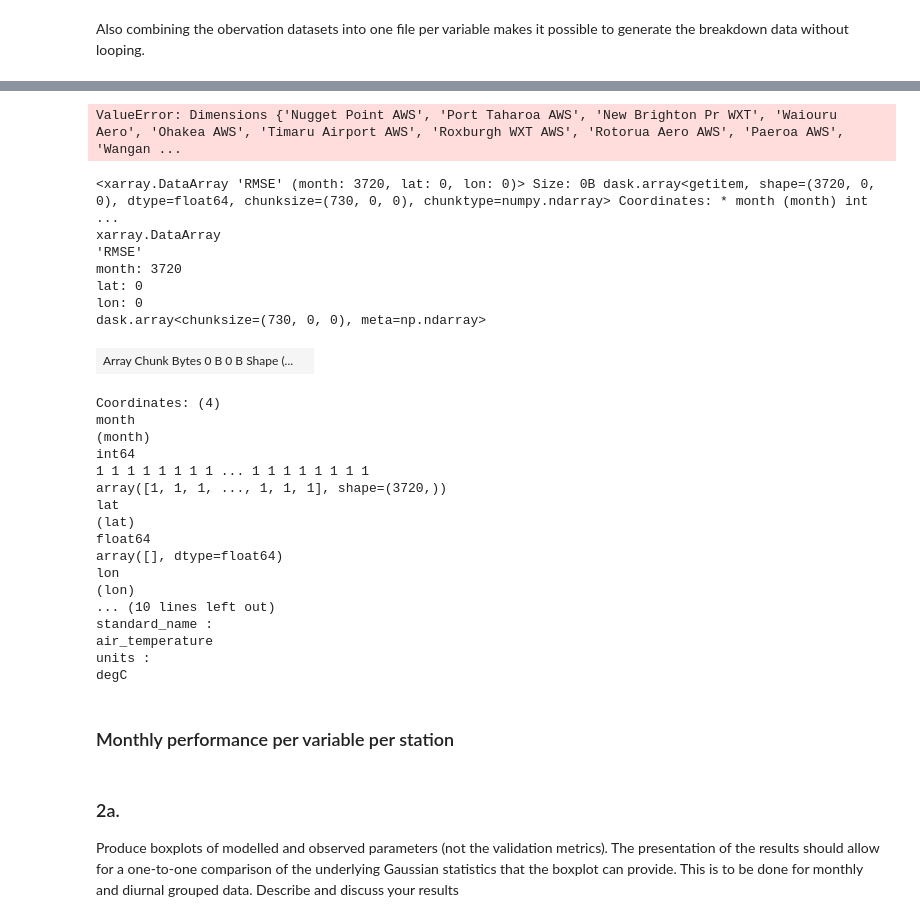
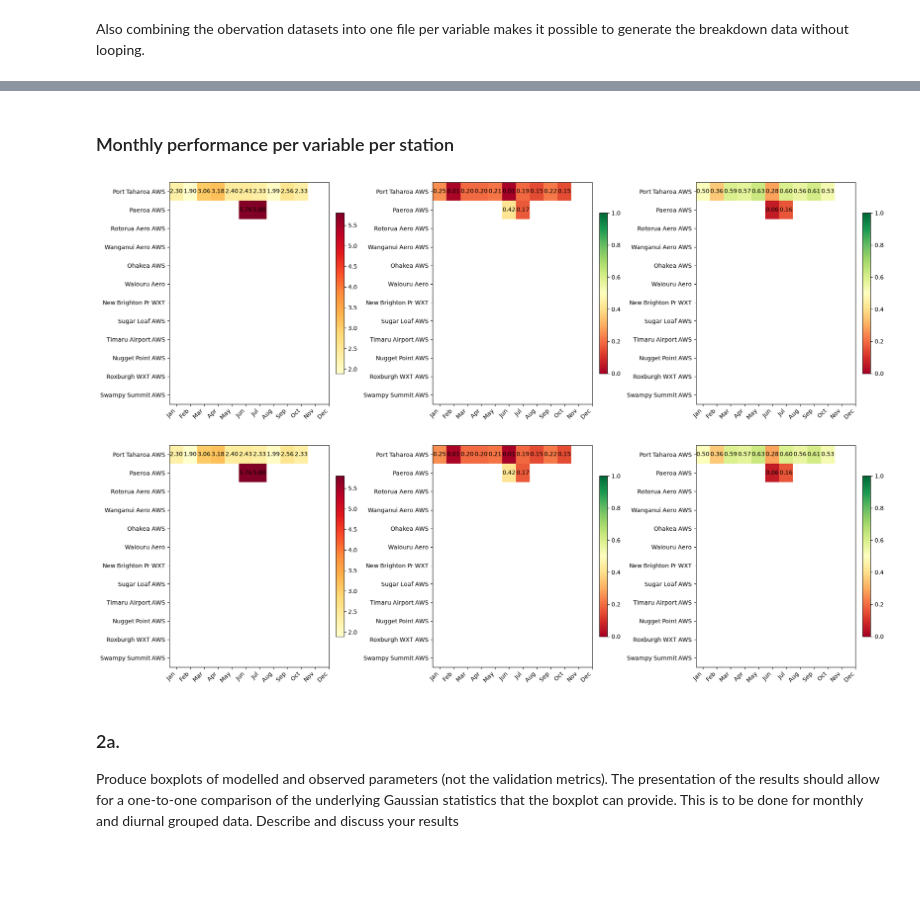
Before and after one commit to tineke-corin/GISC405, a Jupyter notebook: tco111_Ass02.ipynb, the cells around one changed output, grey strips where cells are left out. Cells and saved outputs as stored; diff of their text form; code cells hidden in the pictures; blank space fills up the shorter version.

```diff
--- a/tco111_Ass02.ipynb
+++ b/tco111_Ass02.ipynb
@@ -674,11 +733,9 @@ combined wind speed observations
 # %%
 def stack_locations(ds, locations):
     print(f'stack_locations {ds.dims} {ds.coords}')
-    """Nearest-neighbor extract all locations, stacked into one DataArray
-    with dims (location, time)."""
-    das, names = [], []
-    for name, coord in locations.items():
-        da = ds.sel(lat=coord["lat"], lon=coord["lon"], method="nearest")
-        das.append(da.drop_vars(["lat", "lon"], errors="ignore"))
-        names.append(name)
-    return xr.concat(das, dim=pd.Index(names, name="location"))
+    """Nearest-neighbor extract all locations, stacked into one DataArray with dims (location, time)."""
+
+    names = list(locations.keys())
+    lat_da = xr.DataArray([locations[n]["lat"] for n in names], dims="location", coords={"location": names})
+    lon_da = xr.DataArray([locations[n]["lon"] for n in names], dims="location", coords={"location": names})
+    return ds.sel(lat=lat_da, lon=lon_da, method="nearest")
@@ -685,6 +747,6 @@ def stack_locations(ds, locations):
 # %%
-def _safe_stat(sim, obs, func, min_pairs=10):
-    mask = ~np.isnan(sim) & ~np.isnan(obs)
+def _safe_stat(pred, obs, func, min_pairs=10):
+    mask = ~np.isnan(pred) & ~np.isnan(obs)
     if mask.sum() < min_pairs:
         return np.nan
-    return float(func(sim[mask], obs[mask]))
+    return float(func(pred[mask], obs[mask]))
@@ -710,3 +806,3 @@ def compute_monthly_metrics_groupby(pred_ds, obs_ds, locations,min_pairs=10):
 # %%
-compute_monthly_metrics_groupby(temperature_model['T'], temperature_obs, LOCATIONS)
+temp_monthly_stats = compute_monthly_metrics_groupby(temperature_model, temperature_obs, LOCATIONS)
 # %% [output]
@@ -734,7 +834,7 @@ def matrices_from_monthly(monthly, locations):
     ioa_mat = monthly["ioa"].transpose("location", "month").values
     return loc_names, rmse_mat, r2_mat, ioa_mat
 # %%
-MONTH_LABELS = ['J', 'F', 'M', 'A', 'M', 'J', 'J', 'A', 'S', 'O', 'N', 'D' ]
+MONTH_LABELS = ['Jan', 'Feb', 'Mar', 'Apr', 'May', 'Jun', 'Jul', 'Aug', 'Sep', 'Oct', 'Nov', 'Dec' ]
 
 def plot_metric_heatmaps(loc_names, rmse_mat, r2_mat, ioa_mat):
     fig, axes = plt.subplots(1, 3, figsize=(19, 6))
@@ -756,39 +856,5 @@ def plot_metric_heatmaps(loc_names, rmse_mat, r2_mat, ioa_mat):
                     ax.text(c, r, f'{mat[r,c]:.2f}', ha='center', va='center')
     plt.tight_layout()
     return fig
-# %%
-monthly_data = grouped_monthly_metrics(temperature_model['T'], temperature_obs, LOCATIONS)
-loc_names, rmse_mat, r2_mat, ioa_mat = matrices_from_monthly(monthly_data)
-plot_metric_heatmaps(loc_names, rmse_mat, r2_mat, ioa_mat)
-# %% [output]
-ValueError: Dimensions {'Nugget Point AWS', 'Port Taharoa AWS', 'New Brighton Pr WXT', 'Waiouru Aero', 'Ohakea AWS', 'Timaru Airport AWS', 'Roxburgh WXT AWS', 'Rotorua Aero AWS', 'Paeroa AWS', 'Wangan ...
-# %%
-metrics_ds.RMSE.sel(month=1)
-# %% [output]
-<xarray.DataArray 'RMSE' (month: 3720, lat: 0, lon: 0)> Size: 0B dask.array<getitem, shape=(3720, 0, 0), dtype=float64, chunksize=(730, 0, 0), chunktype=numpy.ndarray> Coordinates: * month (month) int ...
-xarray.DataArray
-'RMSE'
-month: 3720
-lat: 0
-lon: 0
-dask.array<chunksize=(730, 0, 0), meta=np.ndarray>
-| Array Chunk Bytes 0 B 0 B Shape (... |  |
-Coordinates: (4)
-month
-(month)
-int64
-1 1 1 1 1 1 1 1 ... 1 1 1 1 1 1 1 1
-array([1, 1, 1, ..., 1, 1, 1], shape=(3720,))
-lat
-(lat)
-float64
-array([], dtype=float64)
-lon
-(lon)
-... (10 lines left out)
-standard_name :
-air_temperature
-units :
-degC
 # %% [markdown]
 ### Monthly performance per variable per station
@@ -868,3 +861,9 @@ plt.show()
+# %%
+loc_names, rmse_mat, r2_mat, ioa_mat = matrices_from_monthly(temp_monthly_stats, LOCATIONS)
+plot_metric_heatmaps(loc_names, rmse_mat, r2_mat, ioa_mat)
+# %% [output]
+[figure, added]
+[figure, added]
 # %% [markdown]
 ### 2a.
 
```
Also changed, not shown: parts of 19 cells of this notebook.
